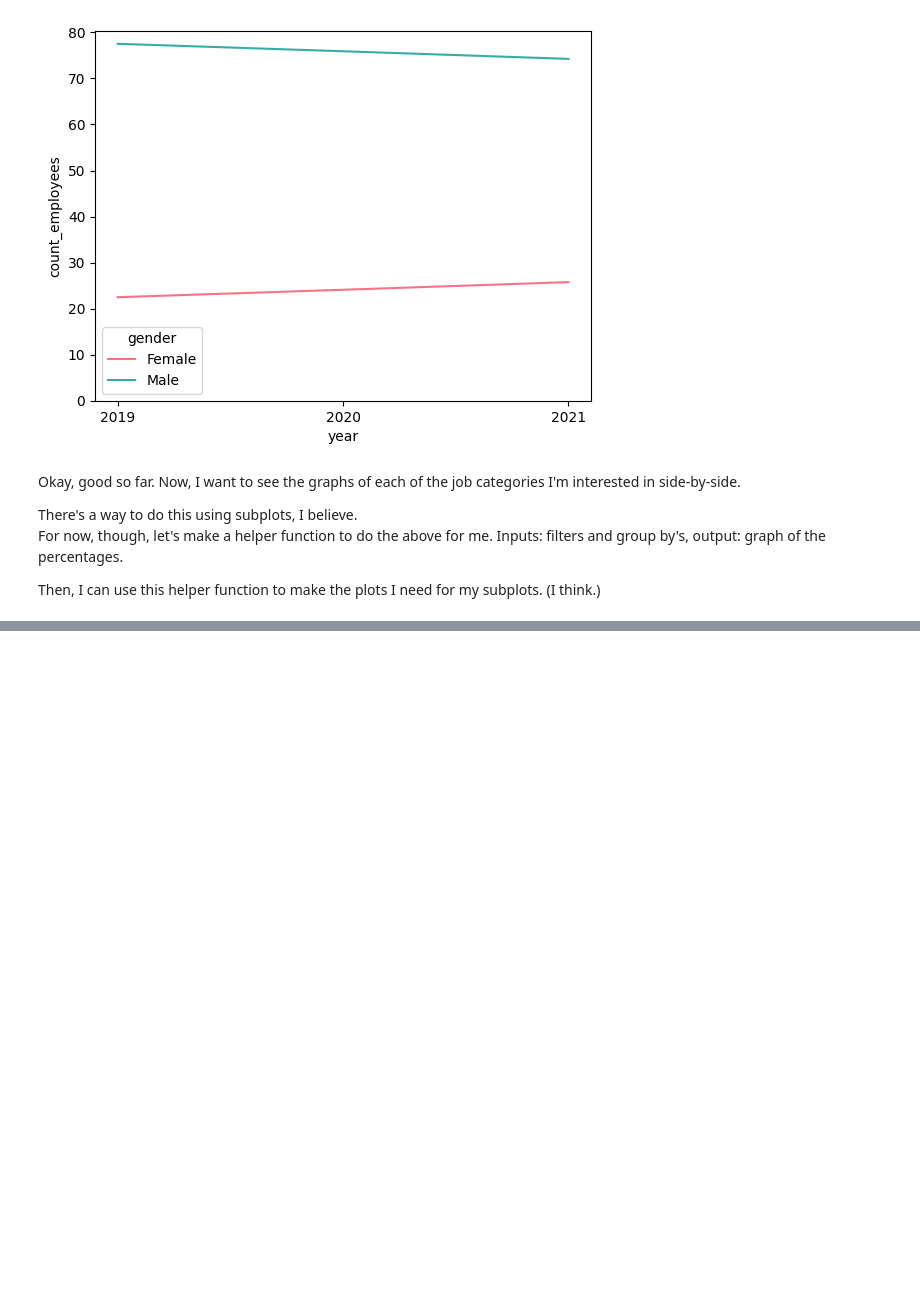
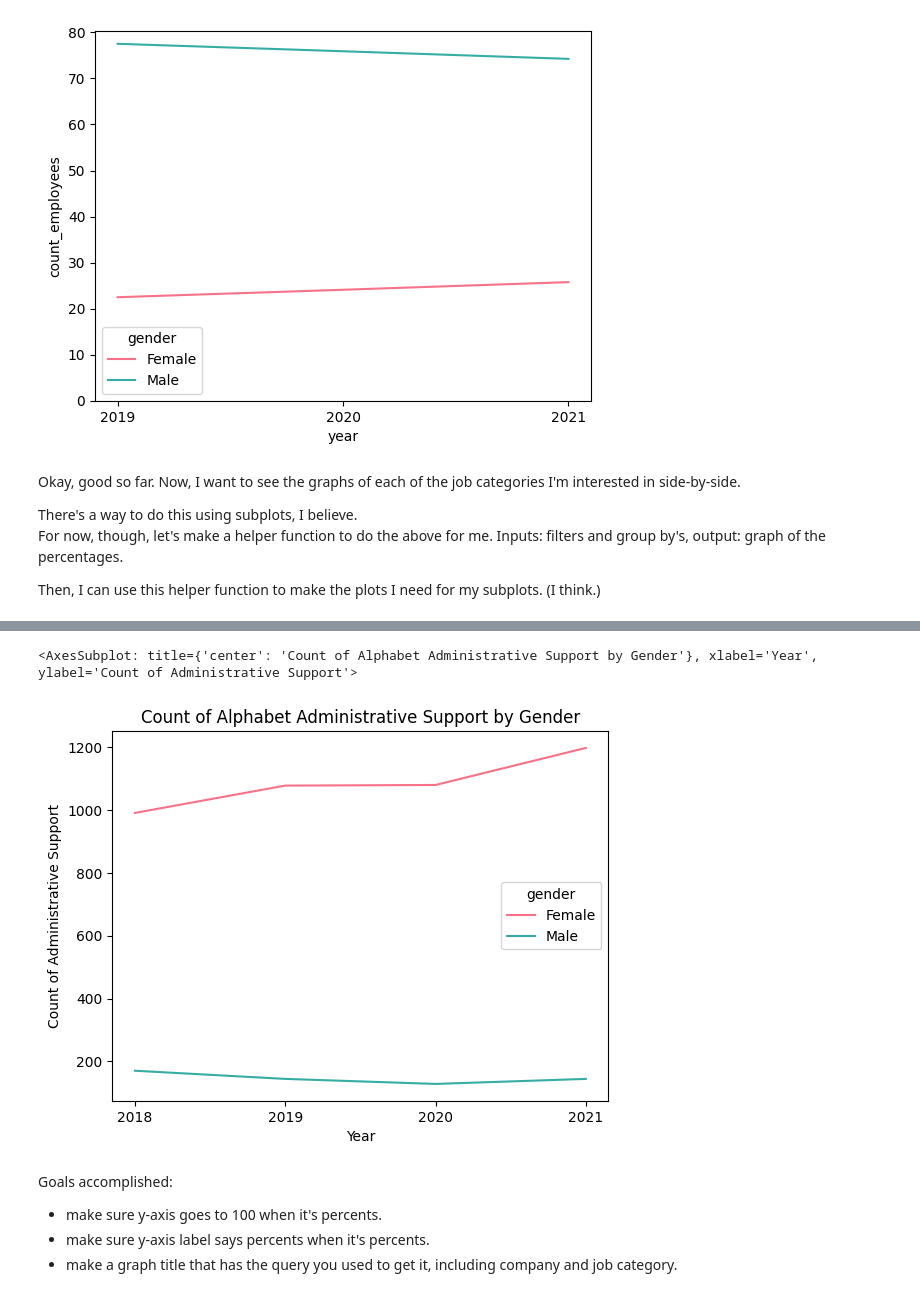
Before and after one commit to theLP100/dataVisualizations, a Jupyter notebook: Visualizations.ipynb, the cells around one changed output, grey strips where cells are left out. Cells and saved outputs as stored; diff of their text form; code cells hidden in the pictures; blank space fills up the shorter version.

```diff
--- a/Visualizations.ipynb
+++ b/Visualizations.ipynb
@@ -123,0 +145,10 @@ Then let's work on displaying them in subplot form.
+# %%
+graph_totals('Alphabet', 'Administrative Support', EEO1_data, sortBy2 = 'gender', percent = False)
+# %% [output]
+<AxesSubplot: title={'center': 'Count of Alphabet Administrative Support by Gender'}, xlabel='Year', ylabel='Count of Administrative Support'>
+[figure, added]
+# %% [markdown]
+Goals accomplished:
+- make sure y-axis goes to 100 when it's percents.
+- make sure y-axis label says percents when it's percents.
+- make a graph title that has the query you used to get it, including company and job category.
```
Also changed, not shown: parts of 24 cells of this notebook.
